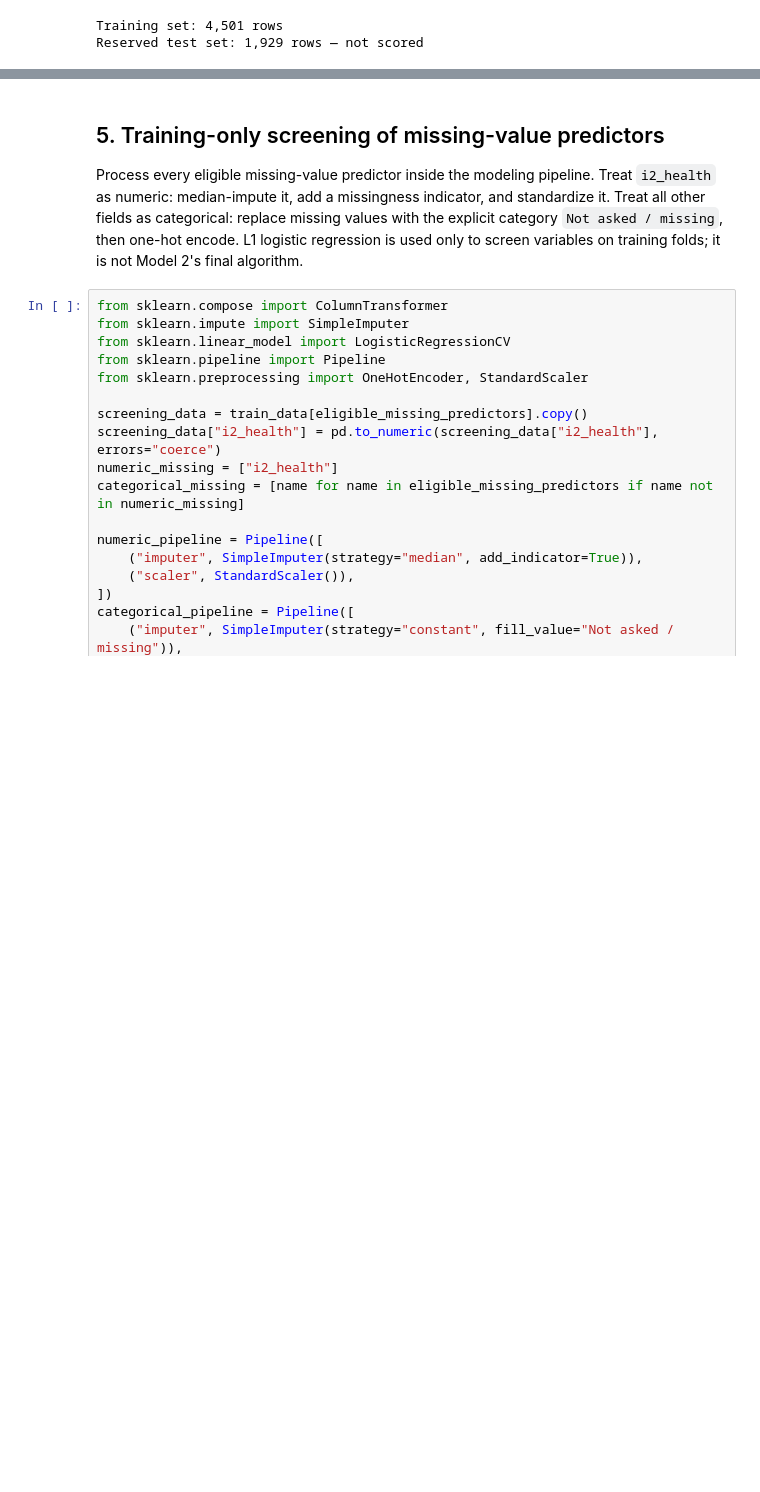
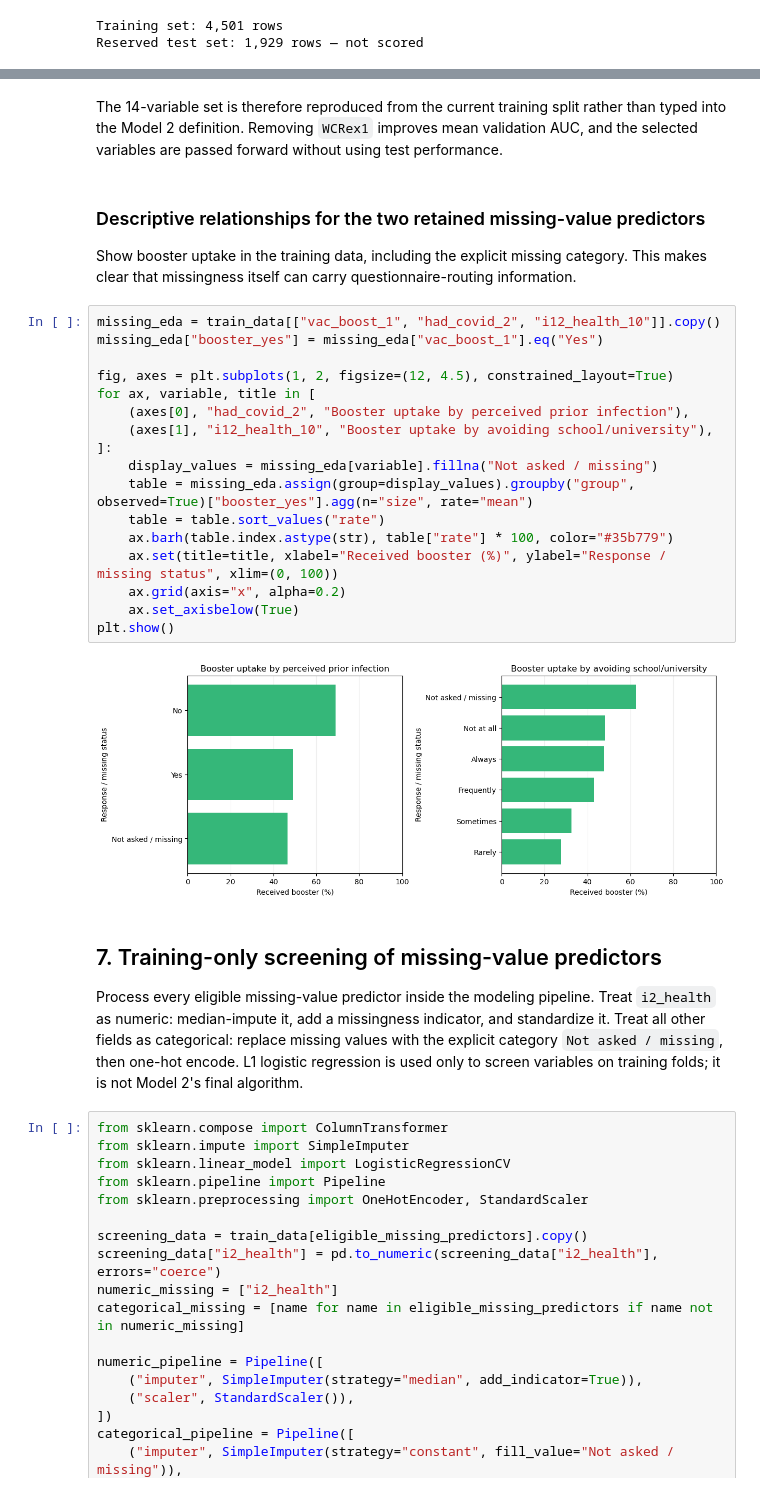
Before and after one commit to jimmyrua/8413-ML-GA1, a Jupyter notebook: GA1_model_2_missing_values.ipynb, the cells around one changed output, grey strips where cells are left out. Drawn from its saved outputs; the diff is of its cells as text; blank space fills up the shorter version.

```diff
--- a/GA1_model_2_missing_values.ipynb
+++ b/GA1_model_2_missing_values.ipynb
@@ -164,5 +457,30 @@ Reserved test set: 1,929 rows — not scored
+# %% [markdown]
+The 14-variable set is therefore reproduced from the current training split rather than typed into the Model 2 definition. Removing `WCRex1` improves mean validation AUC, and the selected variables are passed forward without using test performance.
+# %% [markdown]
+### Descriptive relationships for the two retained missing-value predictors
+
+Show booster uptake in the training data, including the explicit missing category. This makes clear that missingness itself can carry questionnaire-routing information.
+# %%
+missing_eda = train_data[["vac_boost_1", "had_covid_2", "i12_health_10"]].copy()
+missing_eda["booster_yes"] = missing_eda["vac_boost_1"].eq("Yes")
+
+fig, axes = plt.subplots(1, 2, figsize=(12, 4.5), constrained_layout=True)
+for ax, variable, title in [
+    (axes[0], "had_covid_2", "Booster uptake by perceived prior infection"),
+    (axes[1], "i12_health_10", "Booster uptake by avoiding school/university"),
+]:
+    display_values = missing_eda[variable].fillna("Not asked / missing")
+    table = missing_eda.assign(group=display_values).groupby("group", observed=True)["booster_yes"].agg(n="size", rate="mean")
+    table = table.sort_values("rate")
+    ax.barh(table.index.astype(str), table["rate"] * 100, color="#35b779")
+    ax.set(title=title, xlabel="Received booster (%)", ylabel="Response / missing status", xlim=(0, 100))
+    ax.grid(axis="x", alpha=0.2)
+    ax.set_axisbelow(True)
+plt.show()
+# %% [output]
+[figure, added]
 # %% [markdown]
-## 5. Training-only screening of missing-value predictors
+## 7. Training-only screening of missing-value predictors
 
 Process every eligible missing-value predictor inside the modeling pipeline. Treat `i2_health` as numeric: median-impute it, add a missingness indicator, and standardize it. Treat all other fields as categorical: replace missing values with the explicit category `Not asked / missing`, then one-hot encode. L1 logistic regression is used only to screen variables on training folds; it is not Model 2's final algorithm.
 # %%
```
Also changed, not shown: parts of 23 cells of this notebook.
